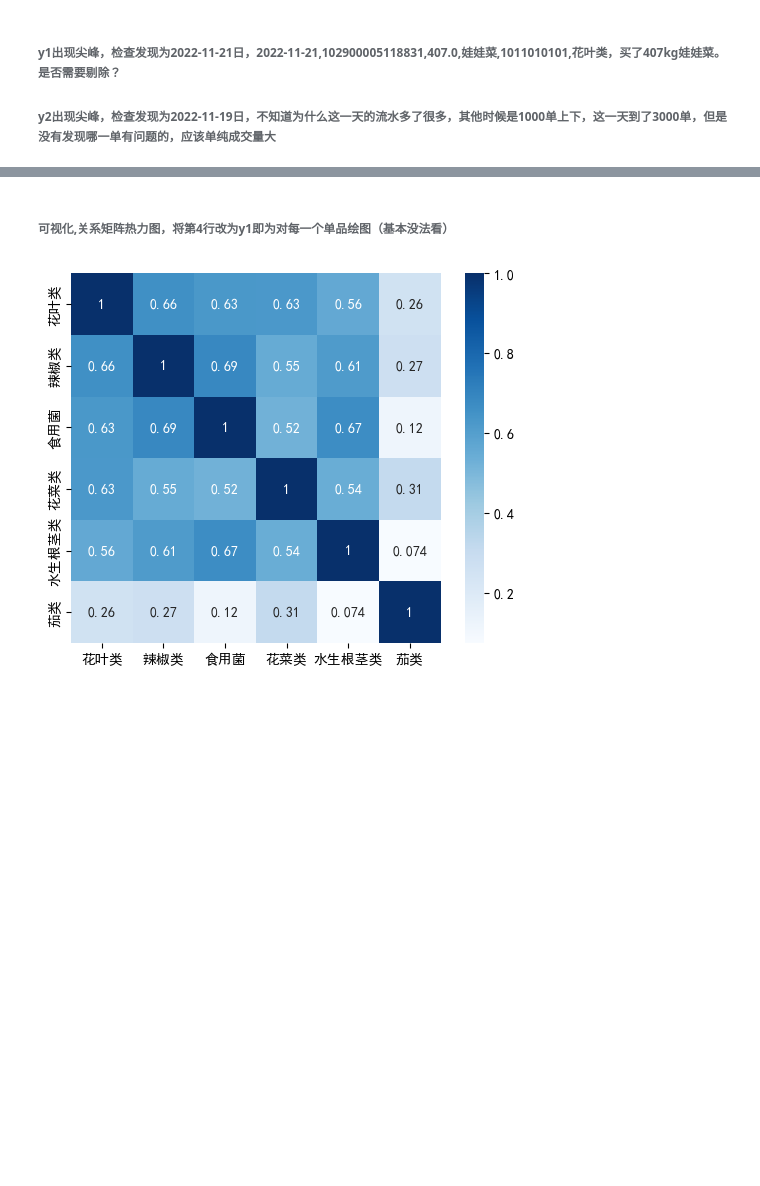
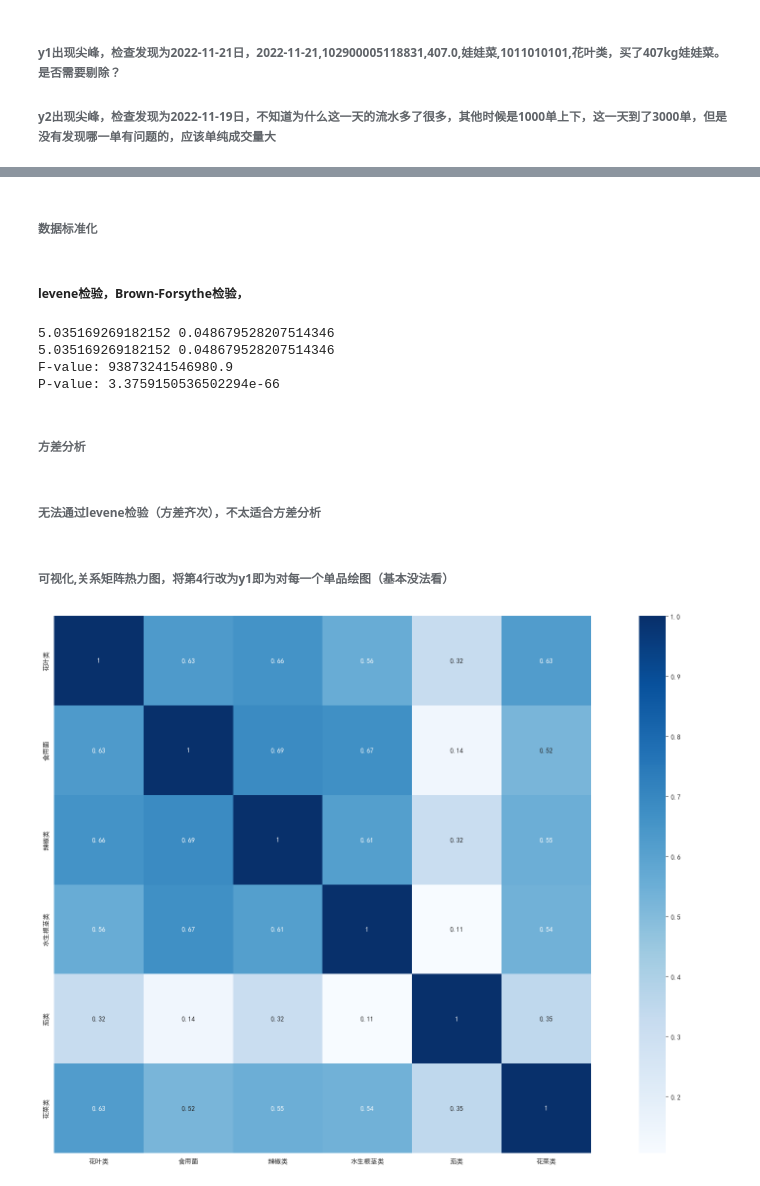
Before and after one commit to morse-fong/workspace, a Jupyter notebook: main.ipynb, the cells around one changed output, grey strips where cells are left out. Drawn from its saved outputs; the diff is of its cells as text; code cells hidden in the pictures; blank space fills up the shorter version.

```diff
--- a/main.ipynb
+++ b/main.ipynb
@@ -19,5 +51,8 @@ data2_replace = data2.sample(100000)
 datas_replace = pd.merge(data2_replace, data1, how='left', on='单品编码')
 datas = pd.merge(data2, data1, how='left', on='单品编码')
 
+x = data2['销售日期'].value_counts().keys().sort_values()
+y1 = data1['单品编码'].value_counts().keys().tolist()
+y2 = data1['分类编码'].value_counts().keys().tolist()
 # datas=[data1,data2,data3,data4]
 # %% [markdown]
@@ -59,0 +103,13 @@ for i in datas_replace['销售日期'].value_counts().keys():
+# %%
+# 获得每日销售总量
+Totaldailysales = pd.DataFrame(columns=['销售日期'] + y1 + y2)
+
+Totaldailysales.set_index(['销售日期'], drop=True, inplace=True)
+for i in x:
+    daydata = datas[datas['销售日期'] == i]
+    for j in daydata['单品编码'].value_counts().keys():
+        daydata1 = daydata[daydata['单品编码'] == j]
+        Totaldailysales.loc[i, j] = sum(daydata1['销量(千克)'])
+    for j in daydata['分类编码'].value_counts().keys():
+        daydata2 = daydata[daydata['分类编码'] == j]
+        Totaldailysales.loc[i, j] = sum(daydata2['销量(千克)'])
@@ -83,3 +158,16 @@ plt.show()
 ###### y1出现尖峰，检查发现为2022-11-21日，2022-11-21,102900005118831,407.0,娃娃菜,1011010101,花叶类，买了407kg娃娃菜。是否需要剔除？
 
 ###### y2出现尖峰，检查发现为2022-11-19日，不知道为什么这一天的流水多了很多，其他时候是1000单上下，这一天到了3000单，但是没有发现哪一单有问题的，应该单纯成交量大
+# %%
+import scipy.stats as stats
+import numpy as np
+import pandas as pd
+
+Averagedailyvolume = pd.DataFrame(columns=['单品编码/分类编码', '平均每日销量(千克)'])
+Averagedailyvolume.set_index(['单品编码/分类编码'], drop=True, inplace=True)
+Totaldays = Totaldailysales.shape[0]
+for i in y2:
+    Averagedailyvolume.loc[i, '平均每日销量(千克)'] = np.nansum(Totaldailysales[i]) / Totaldays
+    # Averagedailyvolume.loc[i,'平均每日销量(千克)']=np.nanmean(Totaldailysales[i])
+Averagedailyvolume.dropna(axis=0, how='all', inplace=True)
+Averagedailyvolume
@@ -85,0 +183,2 @@ plt.show()
+# %% [markdown]
+###### 数据标准化
@@ -85,0 +191,23 @@ plt.show()
+# %% [markdown]
+##### levene检验，Brown-Forsythe检验，
+# %%
+edu = [Averagedailyvolume.index, Averagedailyvolume['平均每日销量(千克)']]
+# edu=[Averagedailyvolume[:,0], Averagedailyvolume[:,1]]
+# levene检验
+(levene_W, levene_p) = stats.levene(*edu)
+print(levene_W, levene_p)
+
+# Brown-Forsythe检验
+(Brown_W, Brown_p) = stats.levene(edu[0], edu[1], center='median')
+print(Brown_W, Brown_p)
+# f检验
+f_value, p_value = stats.f_oneway(edu[0], edu[1])
+print("F-value:", f_value)
+print("P-value:", p_value)
+# %% [output]
+5.035169269182152 0.048679528207514346
+5.035169269182152 0.048679528207514346
+F-value: 93873241546980.9
+P-value: 3.3759150536502294e-66
+# %% [markdown]
+###### 方差分析
@@ -86,24 +272,17 @@ plt.show()
+# %% [markdown]
+###### 无法通过levene检验（方差齐次），不太适合方差分析
 # %% [markdown]
 ###### 可视化,关系矩阵热力图，将第4行改为y1即为对每一个单品绘图（基本没法看）
 # %%
 import seaborn as sns
 
 Correlationmatrix = pd.DataFrame()
 # for i in y1:
 for i in y2:
-    y = []
-    # name = data1[data1['单品编码'] == i]['单品名称'].iloc[0]
     name = data1[data1['分类编码'] == i]['分类名称'].iloc[0]
-    for j in x:
-        try:
-            y.append(Totaldailysales.loc[(j, i)]['销量(千克)'])
-        except:
-            y.append(0)
-    Correlationmatrix[name] = y
-
-plt.rcParams['font.sans-serif']=['SimHei']
-plt.rcParams['axes.unicode_minus']=False
+    Correlationmatrix[name] = Totaldailysales[i]
+plt.figure(figsize=(25.60, 14.40))
 sns.heatmap(Correlationmatrix.corr(), annot=True, vmax=1, square=True, cmap="Blues")
 plt.show()
 # %% [output]
-[figure, old version]
+[figure, new version]
```
Also changed, not shown: parts of 18 cells of this notebook.
